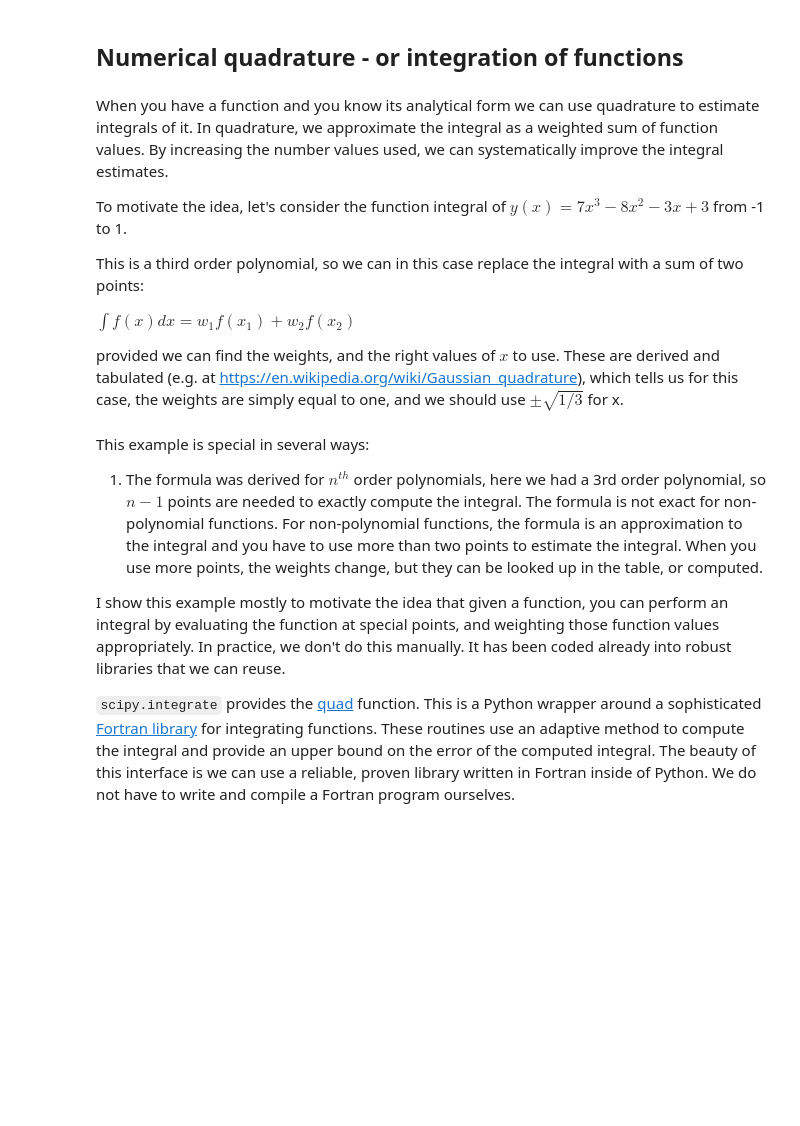
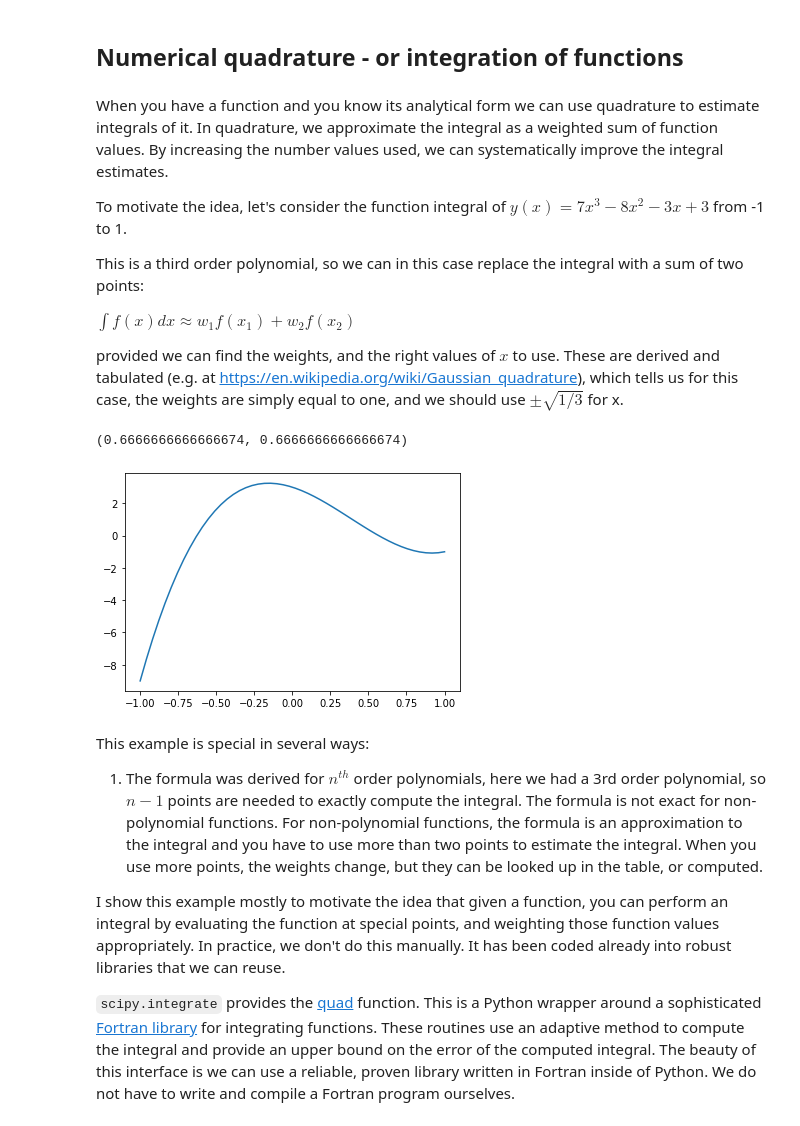
Before and after one commit to Steel-Bank-codespaces/f22-06623, a Jupyter notebook: lectures/02-integration-1/02-integration-1.ipynb, the cells around one changed output. Saved outputs shown, nothing was run; the diff lists cells and outputs as text; code cells hidden in the pictures; blank space fills up the shorter version.

```diff
--- a/lectures/02-integration-1/02-integration-1.ipynb
+++ b/lectures/02-integration-1/02-integration-1.ipynb
@@ -280,24 +438,32 @@ To motivate the idea, let's consider the function integral of $y(x) = 7 x^3 - 8
 
 This is a third order polynomial, so we can in this case replace the integral with a sum of two points:
 
-$\int f(x) dx = w_1 f(x_1) + w_2 f(x_2)$
+$\int f(x) dx \approx w_1 f(x_1) + w_2 f(x_2)$
 
 provided we can find the weights, and the right values of $x$ to use. These are derived and tabulated (e.g. at [https://en.wikipedia.org/wiki/Gaussian_quadrature](https://en.wikipedia.org/wiki/Gaussian_quadrature)), which tells us for this case, the weights are simply equal to one, and we should use $\pm \sqrt{1/3}$ for x.
 # %%
 import numpy as np
 import matplotlib.pyplot as plt
 from scipy.integrate import quad
 
 x = np.linspace(-1, 1)
 
 
 def f(x):
     return 7 * x**3 - 8 * x**2 - 3 * x + 3
 
 
 plt.plot(x, f(x))
 
-f(np.sqrt(1 / 3)) + f(-np.sqrt(1 / 3)), quad(f, -1, 1)
+
+# Integral of the polynomial
+def F(x):
+    return 7/4 * x**4 - 8/3 * x**3 - 3/2*x**2 + 3*x
+
+f(np.sqrt(1 / 3)) + f(-np.sqrt(1 / 3)), F(1) - F(-1)
+# %% [output]
+(0.6666666666666674, 0.6666666666666674)
+[figure, added]
 # %% [markdown]
 This example is special in several ways:
 
```
Also changed, not shown: parts of 50 cells of this notebook.
